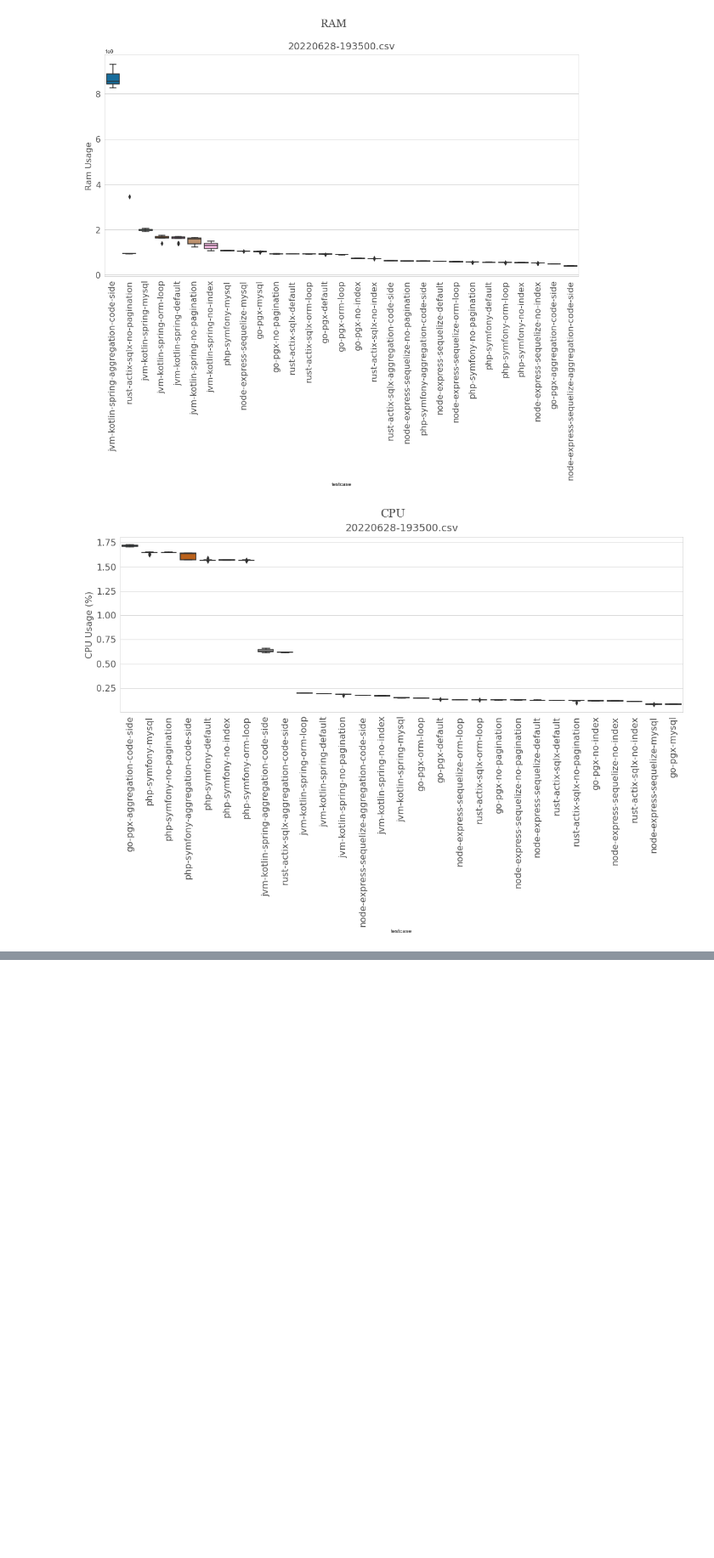
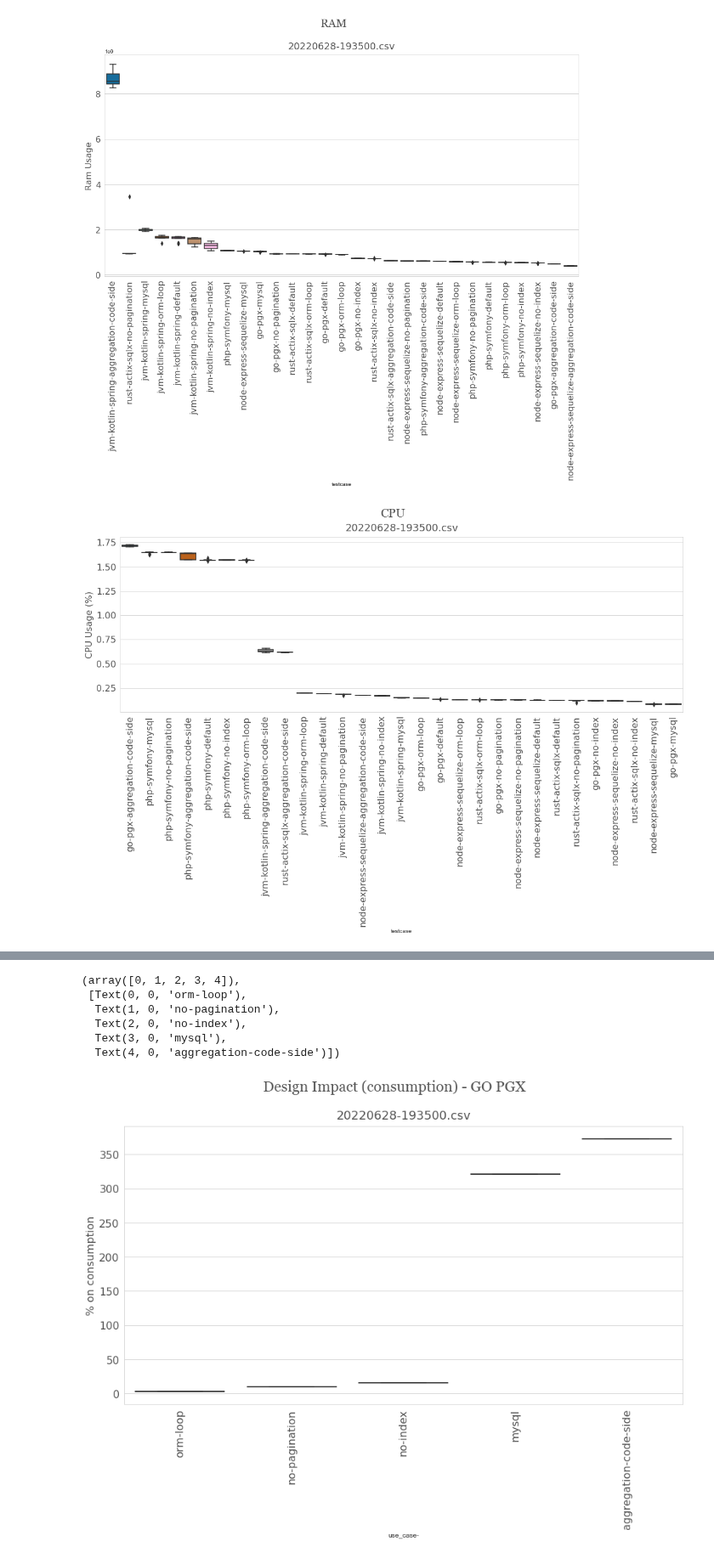
Before and after one commit to Boavizta/ecobenchmark-applicationweb-backend, a Jupyter notebook: results/ecobenchmark.ipynb, the cells around one changed output, grey strips where cells are left out. Shown at 85% size. Saved outputs shown, nothing was run; the diff lists cells and outputs as text; code cells hidden in the pictures; blank space fills up the shorter version.

```diff
--- a/results/ecobenchmark.ipynb
+++ b/results/ecobenchmark.ipynb
@@ -314,0 +409,3 @@ plt.savefig(filename+'.png', facecolor=facecolor)
+# %%
+dfjoined_s1=dfjoined.drop(index='default',level=1)
+dfjoined_s1.head()
@@ -314,0 +421,6 @@ plt.savefig(filename+'.png', facecolor=facecolor)
+# %%
+a=dfjoined_s1.loc[:,pd.IndexSlice[:,'median']].sub(dfjoined_s1.loc[:,pd.IndexSlice[:,'median_default']].values, 1).abs().rename(columns={'median':'sub'})
+dfjoined_s2=dfjoined_s1.join(a)
+# %%
+b=dfjoined_s2.loc[:,pd.IndexSlice[:,'sub']].div(dfjoined_s2.loc[:,pd.IndexSlice[:,'median_default']].values, 1).mul(100).round().rename(columns={'sub':'sub_percent'})
+dfjoined_s3=dfjoined_s2.join(b)
@@ -314,0 +438,4 @@ plt.savefig(filename+'.png', facecolor=facecolor)
+# %%
+result=dfjoined_s3.reset_index()
+result.columns = result.columns.map('-'.join)
+result.head()
@@ -314,0 +449,29 @@ plt.savefig(filename+'.png', facecolor=facecolor)
+# %%
+sns.set_style("whitegrid")
+facecolor = '#FFFFFF'
+fig, ax = plt.subplots(1,1,figsize=(15, 8), facecolor=facecolor)
+sns.boxplot(x = 'use_case-', y = 'wh_by_iteration-sub_percent',palette='colorblind',fliersize=5, data = result[result["service-"]== "go-pgx"].sort_values(['wh_by_iteration-sub_percent'], ascending=[1]))
+font_color = '#525252'
+csfont = {'fontname':'Georgia'}
+hfont = {'fontname':'DejaVu Sans'}
+ax.set_ylabel('% on consumption', fontsize=16, color=font_color, **hfont)
+for label in (ax.get_xticklabels() + ax.get_yticklabels()):
+    label.set(fontsize=16, color=font_color, **hfont)
+title = 'Design Impact (consumption) - GO PGX'
+fig.suptitle(title, y=.97, fontsize=22, color=font_color, **csfont)
+subtitle = data_filename
+plt.title(subtitle, fontsize=18, pad=10, color=font_color, **hfont)
+plt.subplots_adjust(top=0.85)
+for i, box in enumerate(ax.artists):
+    col = box.get_facecolor()
+    plt.setp(ax.lines[i*6+5], mfc=col, mec=col)
+lines = ax.get_lines()
+plt.xticks(rotation=90)
+# %% [output]
+(array([0, 1, 2, 3, 4]),
+ [Text(0, 0, 'orm-loop'),
+  Text(1, 0, 'no-pagination'),
+  Text(2, 0, 'no-index'),
+  Text(3, 0, 'mysql'),
+  Text(4, 0, 'aggregation-code-side')])
+[figure, added]
```
Also changed, not shown: parts of 19 cells of this notebook.
